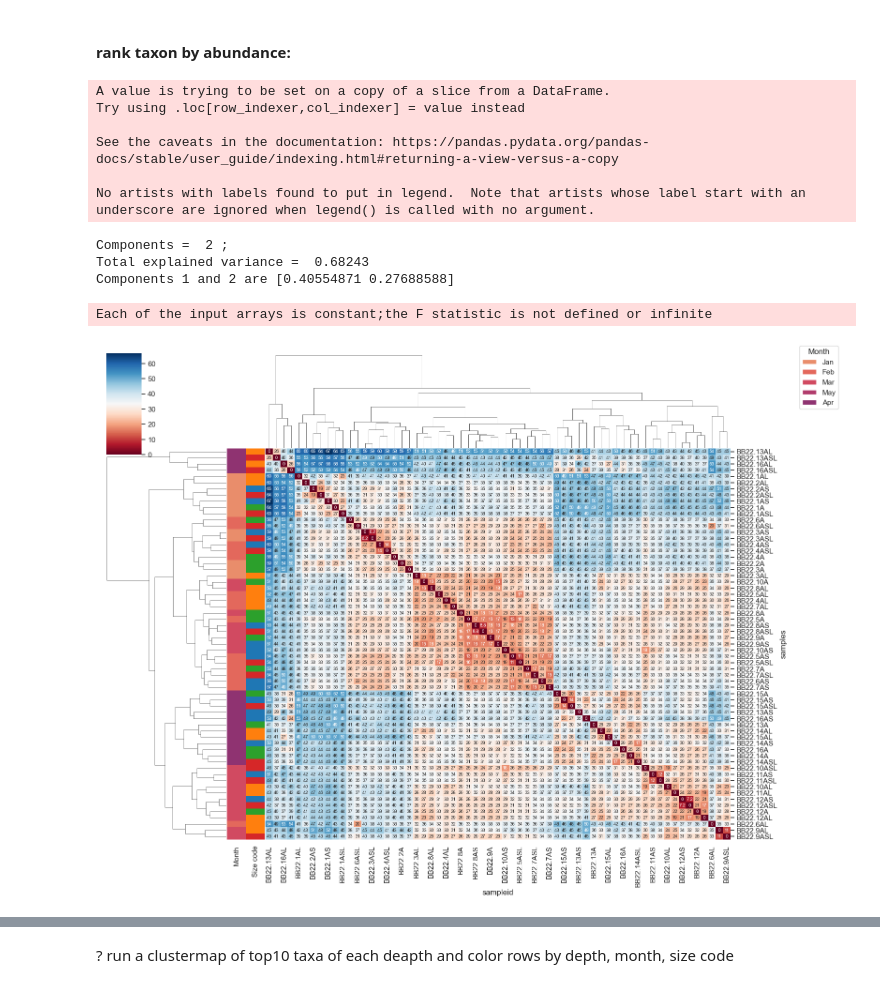
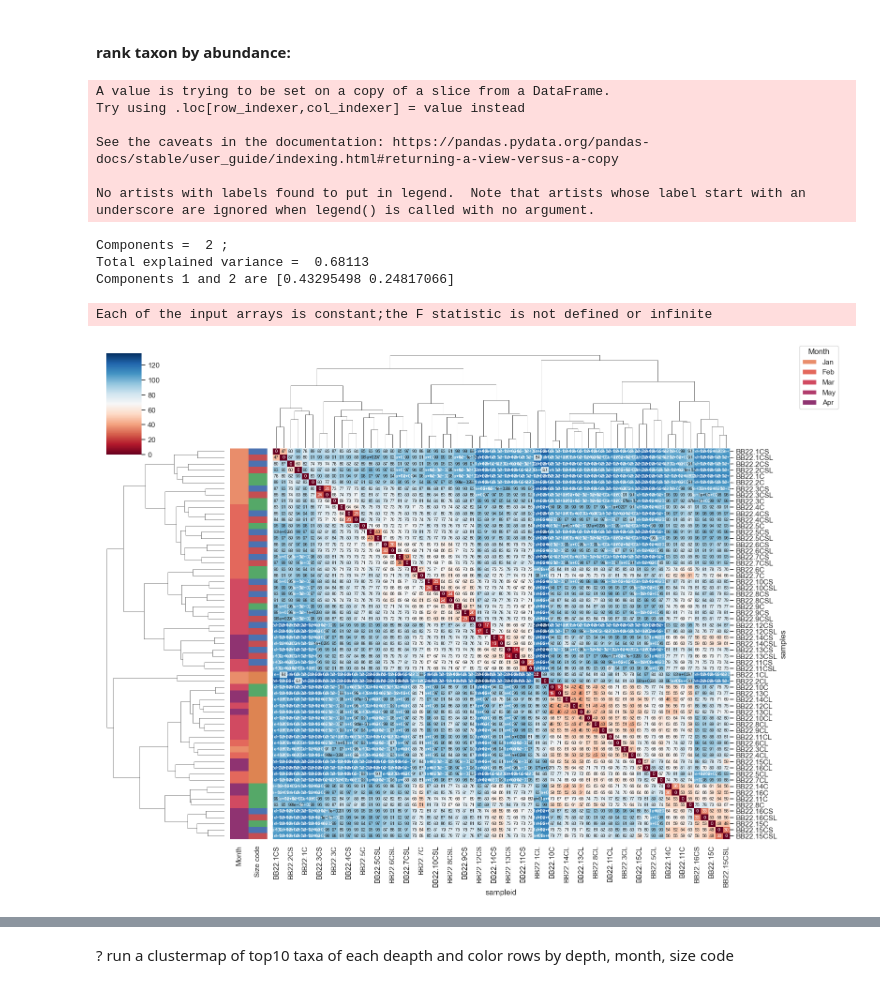
Before and after one commit to dianahaider/size_fractions, a Jupyter notebook: bb2022_sf.ipynb, the cells around one changed output, grey strips where cells are left out. Cells and saved outputs as stored; diff of their text form; code cells hidden in the pictures.

```diff
--- a/bb2022_sf.ipynb
+++ b/bb2022_sf.ipynb
@@ -74,0 +52,3 @@ See the caveats in the documentation: https://pandas.pydata.org/pandas-docs/stab
+# %%
+newseparated = make_defract(all_md, separated)
+newseparated["rank"] = newseparated.groupby("sampleid")["ratio"].rank(method="average", ascending=False)
@@ -746,24 +789,21 @@ onlyDFRW = newseparated[newseparated.size_code != 'L']
 onlyDFRW = newseparated.copy()
 # %% [markdown]
 #### rank taxon by abundance:
-# %%
-#onlyDFRW['Rank'] = df['ratio'].rank(axis=0, method='average')
-onlyDFRW["rank"] = onlyDFRW.groupby("sampleid")["ratio"].rank(method="average", ascending=False)
 # %%
-dep=1
+dep=10
 pca1_16, pca_features1_16, sfdclr1_16 = pcaplot(onlyDFRW, dep, comm, 'size_code', 'DFr')
-DARejected_SC_taxonomy1_16, prcentile1_16 = run_ancom(onlyDFRW, sfdclr1_16, dep, 'size_code')
+DARejected_SC_taxonomy10_16, prcentile10_16 = run_ancom(onlyDFRW, sfdclr1_16, dep, 'size_code')
 # %% [output]
 A value is trying to be set on a copy of a slice from a DataFrame.
 Try using .loc[row_indexer,col_indexer] = value instead
 
 See the caveats in the documentation: https://pandas.pydata.org/pandas-docs/stable/user_guide/indexing.html#returning-a-view-versus-a-copy
 
 No artists with labels found to put in legend.  Note that artists whose label start with an underscore are ignored when legend() is called with no argument.
 Components =  2 ;
-Total explained variance =  0.68243
-Components 1 and 2 are [0.40554871 0.27688588]
+Total explained variance =  0.68113
+Components 1 and 2 are [0.43295498 0.24817066]
 Each of the input arrays is constant;the F statistic is not defined or infinite
-[figure, old version]
+[figure, new version]
 # %%
 DARejected_SC_taxonomy1_16
```
Also changed, not shown: parts of 15 cells of this notebook, 3 other files.
